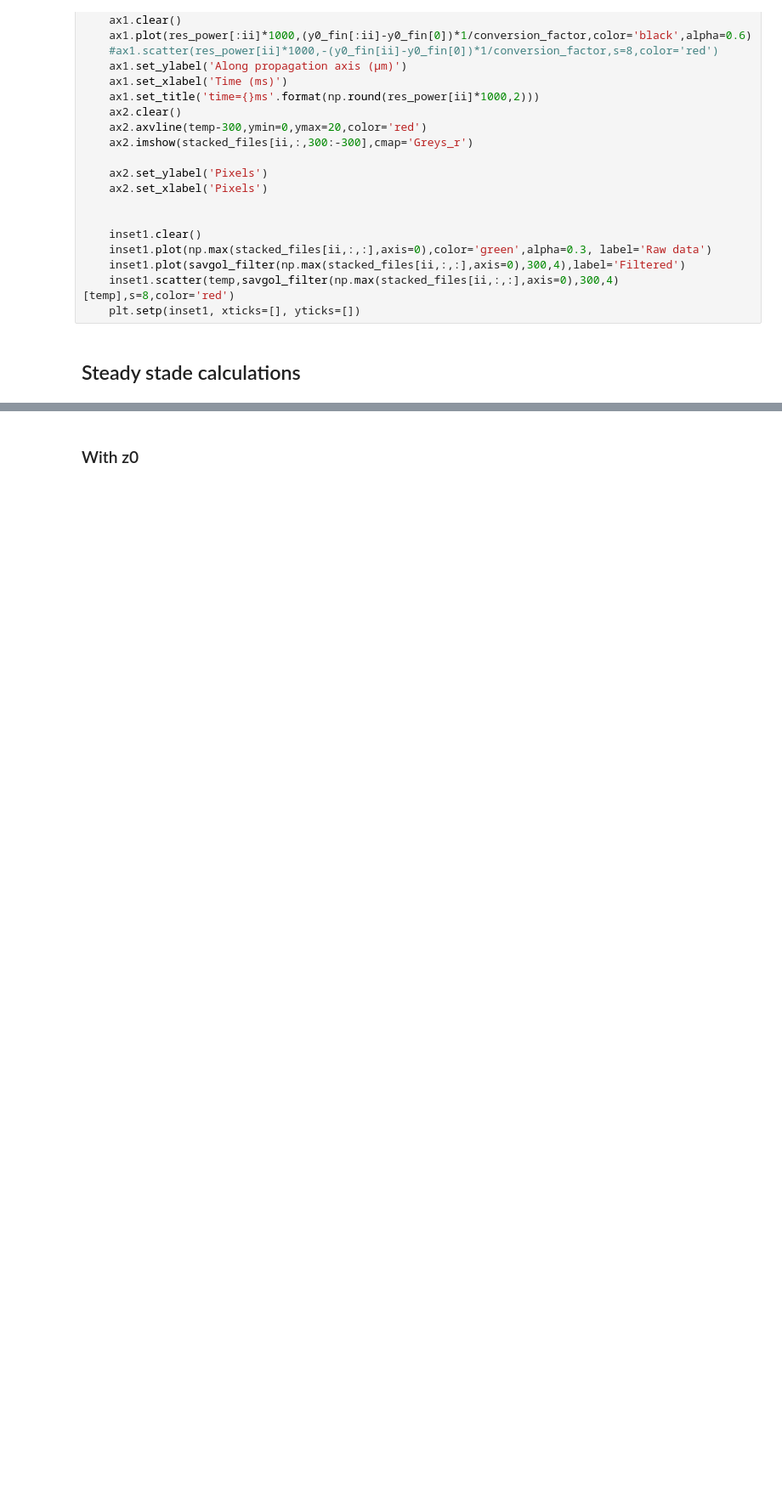
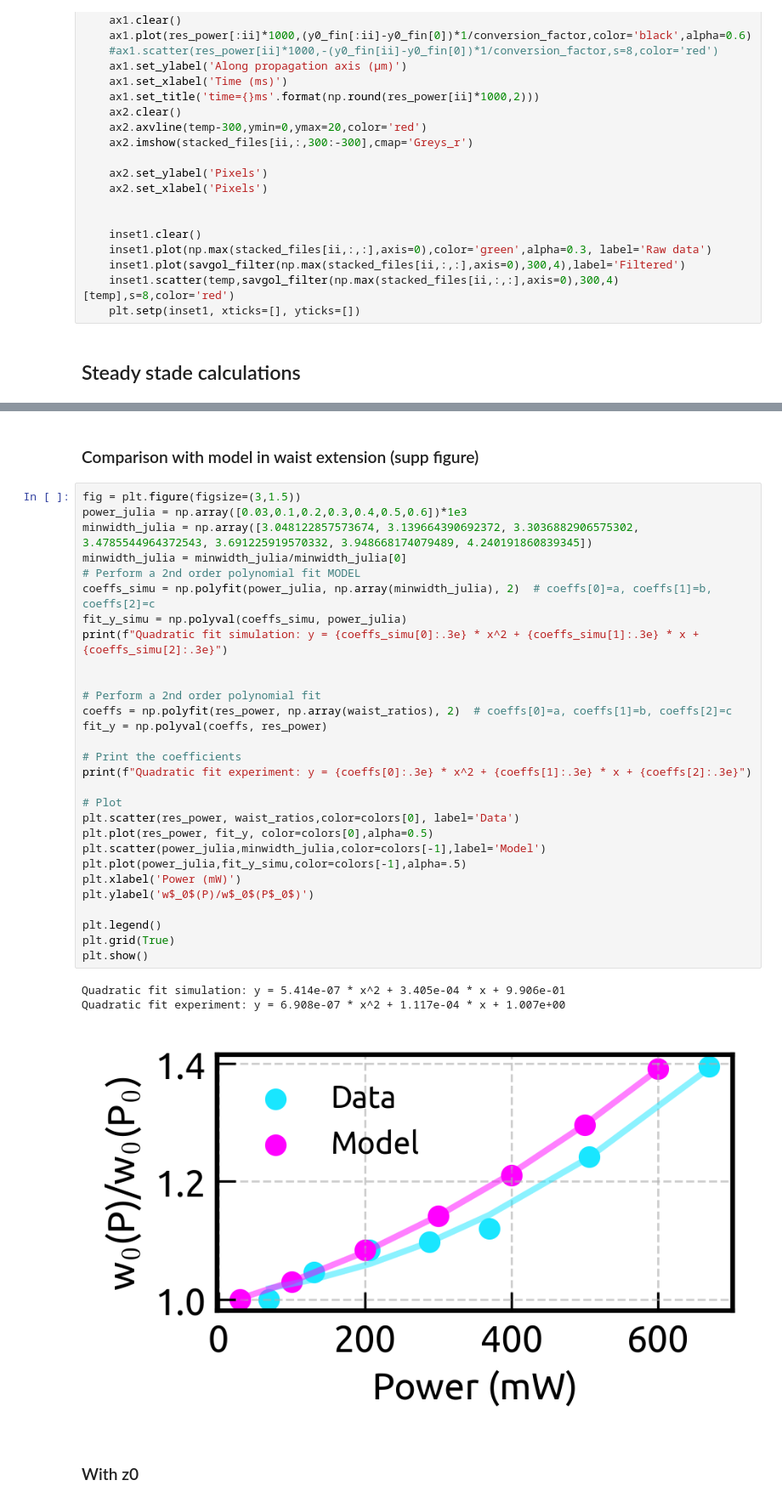
Before and after one commit to LJPZebra/ThermalLens, a Jupyter notebook: ThermalShift_main_code.ipynb, the cells around one changed output, grey strips where cells are left out. Shown at 85% size. Drawn from its saved outputs; the diff is of its cells as text; blank space fills up the shorter version.

```diff
--- a/ThermalShift_main_code.ipynb
+++ b/ThermalShift_main_code.ipynb
@@ -315,3 +343,38 @@ plt.show()
+# %% [markdown]
+### Comparison with model in waist extension (supp figure)
+# %%
+fig = plt.figure(figsize=(3,1.5))
+power_julia = np.array([0.03,0.1,0.2,0.3,0.4,0.5,0.6])*1e3
+minwidth_julia = np.array([3.048122857573674, 3.139664390692372, 3.3036882906575302, 3.4785544964372543, 3.691225919570332, 3.948668174079489, 4.240191860839345])
+minwidth_julia = minwidth_julia/minwidth_julia[0]
+# Perform a 2nd order polynomial fit MODEL
+coeffs_simu = np.polyfit(power_julia, np.array(minwidth_julia), 2)  # coeffs[0]=a, coeffs[1]=b, coeffs[2]=c
+fit_y_simu = np.polyval(coeffs_simu, power_julia)
+print(f"Quadratic fit simulation: y = {coeffs_simu[0]:.3e} * x^2 + {coeffs_simu[1]:.3e} * x + {coeffs_simu[2]:.3e}")
+
+
+# Perform a 2nd order polynomial fit
+coeffs = np.polyfit(res_power, np.array(waist_ratios), 2)  # coeffs[0]=a, coeffs[1]=b, coeffs[2]=c
+fit_y = np.polyval(coeffs, res_power)
+
+# Print the coefficients
+print(f"Quadratic fit experiment: y = {coeffs[0]:.3e} * x^2 + {coeffs[1]:.3e} * x + {coeffs[2]:.3e}")
+
+# Plot
+plt.scatter(res_power, waist_ratios,color=colors[0], label='Data')
+plt.plot(res_power, fit_y, color=colors[0],alpha=0.5)
+plt.scatter(power_julia,minwidth_julia,color=colors[-1],label='Model')
+plt.plot(power_julia,fit_y_simu,color=colors[-1],alpha=.5)
+plt.xlabel('Power (mW)')
+plt.ylabel('w$_0$(P)/w$_0$(P$_0$)')
+
+plt.legend()
+plt.grid(True)
+plt.show()
+# %% [output]
+Quadratic fit simulation: y = 5.414e-07 * x^2 + 3.405e-04 * x + 9.906e-01
+Quadratic fit experiment: y = 6.908e-07 * x^2 + 1.117e-04 * x + 1.007e+00
+[figure, added]
 # %% [markdown]
 ### With z0
 # %%
```
Also changed, not shown: parts of 5 cells of this notebook, 9 other files.
